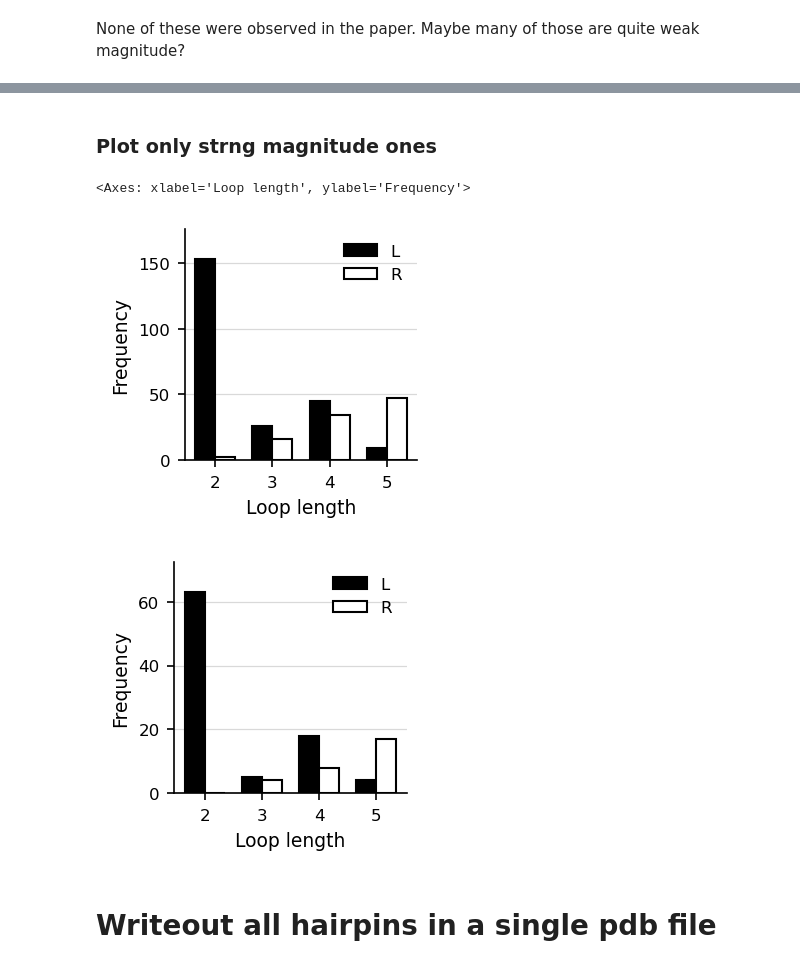
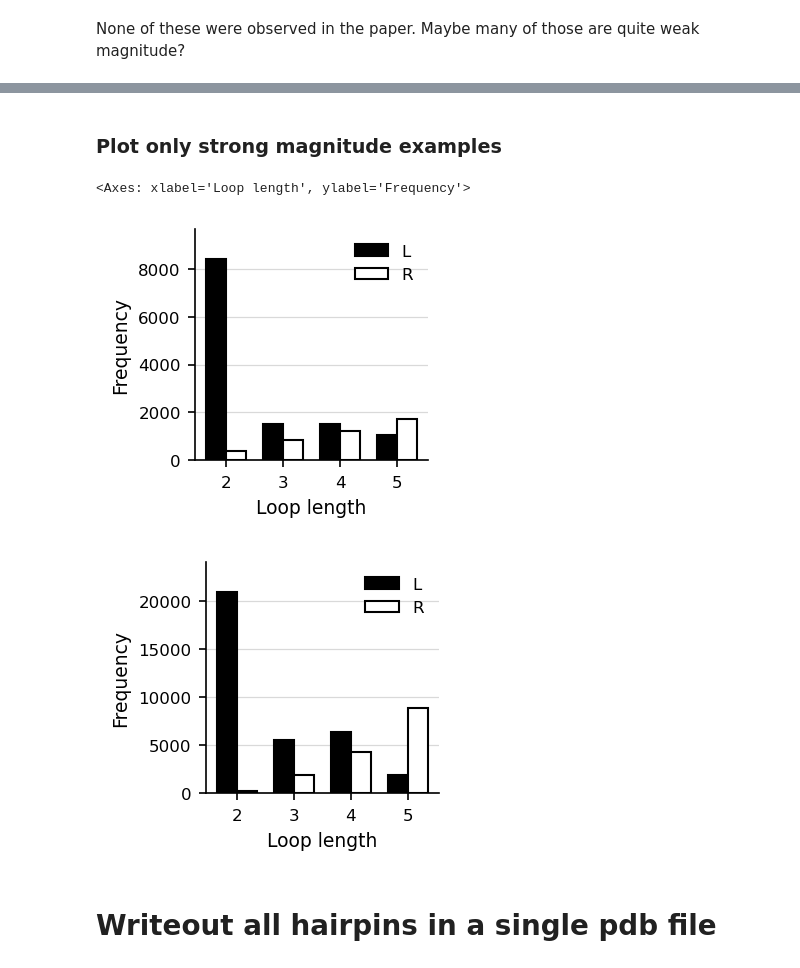
Before and after one commit to stefanhuber1993/folding-principles-dataset, a Jupyter notebook: notebooks/test_pipeline_parts.ipynb, the cells around one changed output, grey strips where cells are left out. Cells and saved outputs as stored; diff of their text form; code cells hidden in the pictures.

Commit message:
Added dataset for bb-hairpins

```diff
--- a/notebooks/test_pipeline_parts.ipynb
+++ b/notebooks/test_pipeline_parts.ipynb
@@ -123,12 +140,12 @@ all_hairpins_local[(all_hairpins_local["loop_len"] == 2) & (all_hairpins_local["
 # %% [markdown]
-### Plot only strng magnitude ones
+### Plot only strong magnitude examples
 # %%
-plot_loop_length_chirality(all_hairpins_backbone[all_hairpins_backbone["handedness_magnitude"].abs() > 0.75])
-plot_loop_length_chirality(all_hairpins_exact[all_hairpins_exact["handedness_magnitude"].abs() > 0.75])
+plot_loop_length_chirality(all_hairpins_strandaxis[all_hairpins_strandaxis["handedness_magnitude"].abs() > 0.75])
+plot_loop_length_chirality(all_hairpins_local[all_hairpins_local["handedness_magnitude"].abs() > 0.75])
 # %% [output]
 <Axes: xlabel='Loop length', ylabel='Frequency'>
-[figure, old version]
+[figure, new version]
-[figure, old version]
+[figure, new version]
 # %% [markdown]
 # Writeout all hairpins in a single pdb file
 # %%
```
Also changed, not shown: parts of 3 cells of this notebook, 4 other files.
